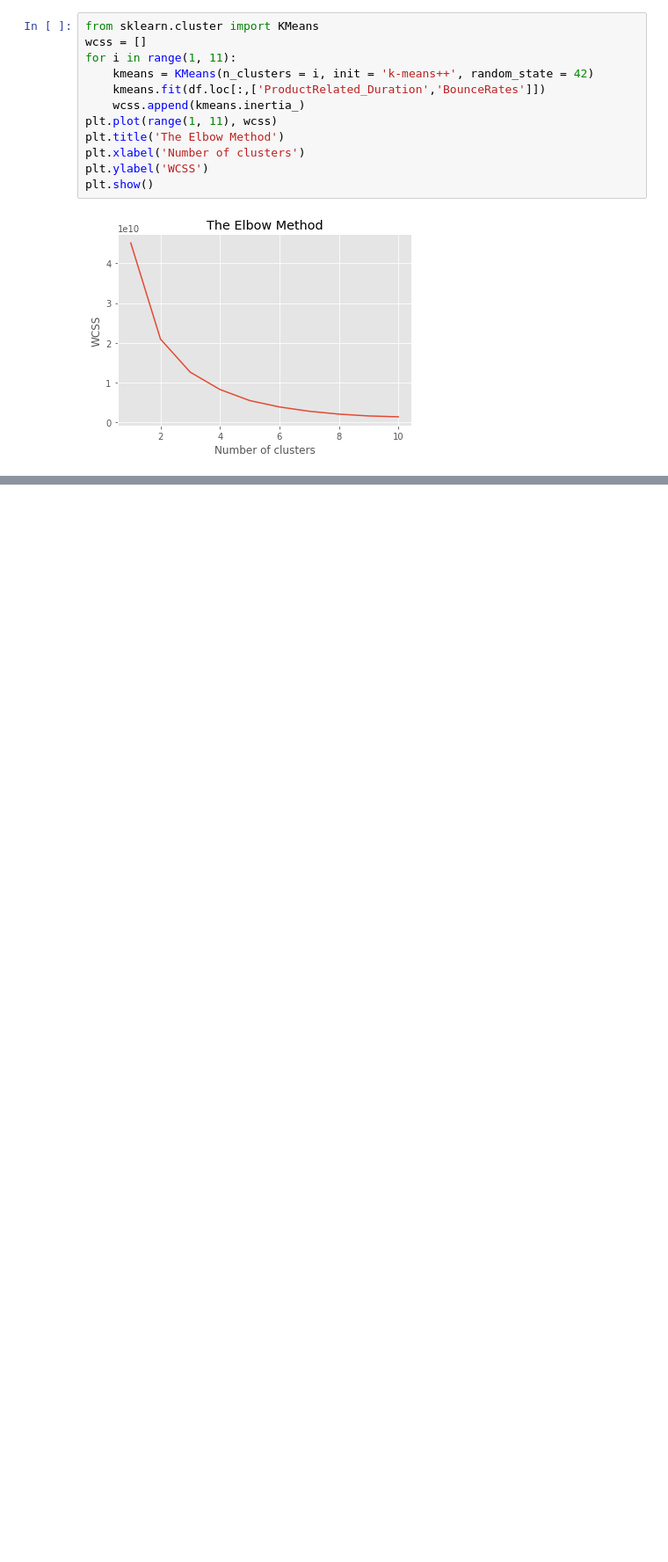
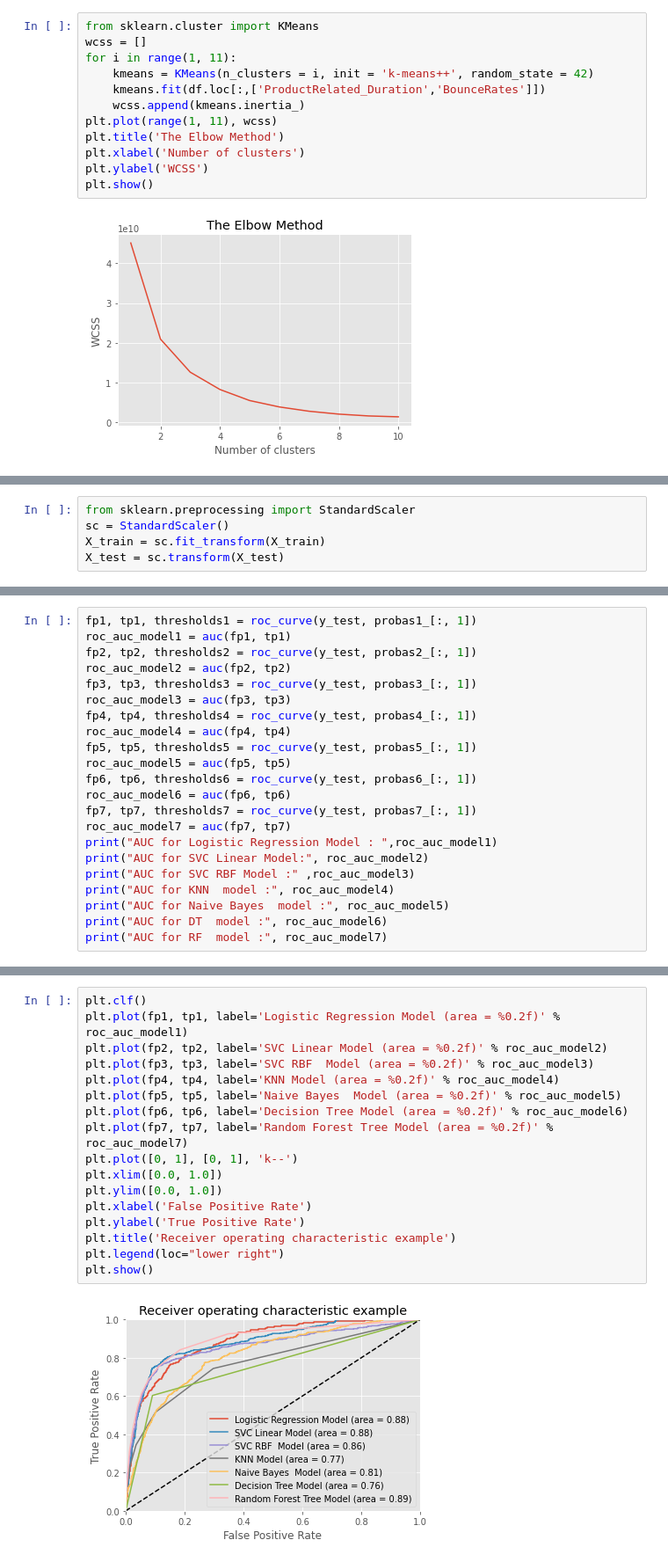
Before and after one commit to srimantmahapatra/srimant_code_repo_pub, a Jupyter notebook: Online_Shoppers_Purchasing_Intention.ipynb, the cells around one changed output, grey strips where cells are left out. Shown at 88% size. Cells and saved outputs as stored; diff of their text form; blank space fills up the shorter version.

```diff
--- a/Online_Shoppers_Purchasing_Intention.ipynb
+++ b/Online_Shoppers_Purchasing_Intention.ipynb
@@ -459,0 +485,5 @@ AttributeError: ignored
+# %%
+from sklearn.preprocessing import StandardScaler
+sc = StandardScaler()
+X_train = sc.fit_transform(X_train)
+X_test = sc.transform(X_test)
@@ -459,0 +578,22 @@ AttributeError: ignored
+# %%
+fp1, tp1, thresholds1 = roc_curve(y_test, probas1_[:, 1])
+roc_auc_model1 = auc(fp1, tp1)
+fp2, tp2, thresholds2 = roc_curve(y_test, probas2_[:, 1])
+roc_auc_model2 = auc(fp2, tp2)
+fp3, tp3, thresholds3 = roc_curve(y_test, probas3_[:, 1])
+roc_auc_model3 = auc(fp3, tp3)
+fp4, tp4, thresholds4 = roc_curve(y_test, probas4_[:, 1])
+roc_auc_model4 = auc(fp4, tp4)
+fp5, tp5, thresholds5 = roc_curve(y_test, probas5_[:, 1])
+roc_auc_model5 = auc(fp5, tp5)
+fp6, tp6, thresholds6 = roc_curve(y_test, probas6_[:, 1])
+roc_auc_model6 = auc(fp6, tp6)
+fp7, tp7, thresholds7 = roc_curve(y_test, probas7_[:, 1])
+roc_auc_model7 = auc(fp7, tp7)
+print("AUC for Logistic Regression Model : ",roc_auc_model1)
+print("AUC for SVC Linear Model:", roc_auc_model2)
+print("AUC for SVC RBF Model :" ,roc_auc_model3)
+print("AUC for KNN  model :", roc_auc_model4)
+print("AUC for Naive Bayes  model :", roc_auc_model5)
+print("AUC for DT  model :", roc_auc_model6)
+print("AUC for RF  model :", roc_auc_model7)
@@ -459,0 +610,19 @@ AttributeError: ignored
+# %%
+plt.clf()
+plt.plot(fp1, tp1, label='Logistic Regression Model (area = %0.2f)' % roc_auc_model1)
+plt.plot(fp2, tp2, label='SVC Linear Model (area = %0.2f)' % roc_auc_model2)
+plt.plot(fp3, tp3, label='SVC RBF  Model (area = %0.2f)' % roc_auc_model3)
+plt.plot(fp4, tp4, label='KNN Model (area = %0.2f)' % roc_auc_model4)
+plt.plot(fp5, tp5, label='Naive Bayes  Model (area = %0.2f)' % roc_auc_model5)
+plt.plot(fp6, tp6, label='Decision Tree Model (area = %0.2f)' % roc_auc_model6)
+plt.plot(fp7, tp7, label='Random Forest Tree Model (area = %0.2f)' % roc_auc_model7)
+plt.plot([0, 1], [0, 1], 'k--')
+plt.xlim([0.0, 1.0])
+plt.ylim([0.0, 1.0])
+plt.xlabel('False Positive Rate')
+plt.ylabel('True Positive Rate')
+plt.title('Receiver operating characteristic example')
+plt.legend(loc="lower right")
+plt.show()
+# %% [output]
+[figure, added]
```
Also changed, not shown: parts of 29 cells of this notebook.
